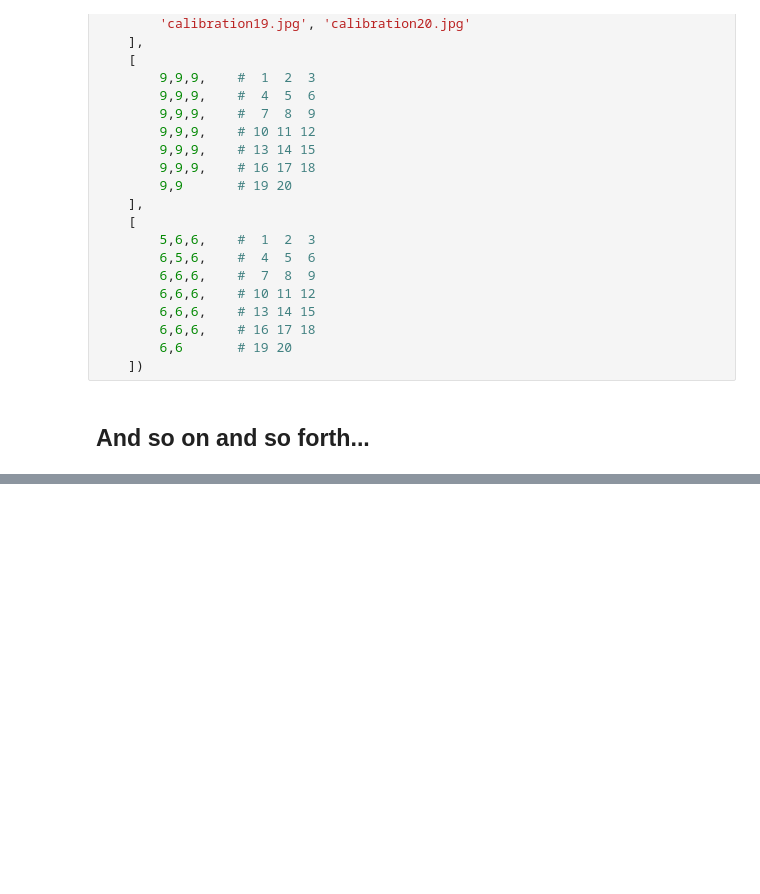
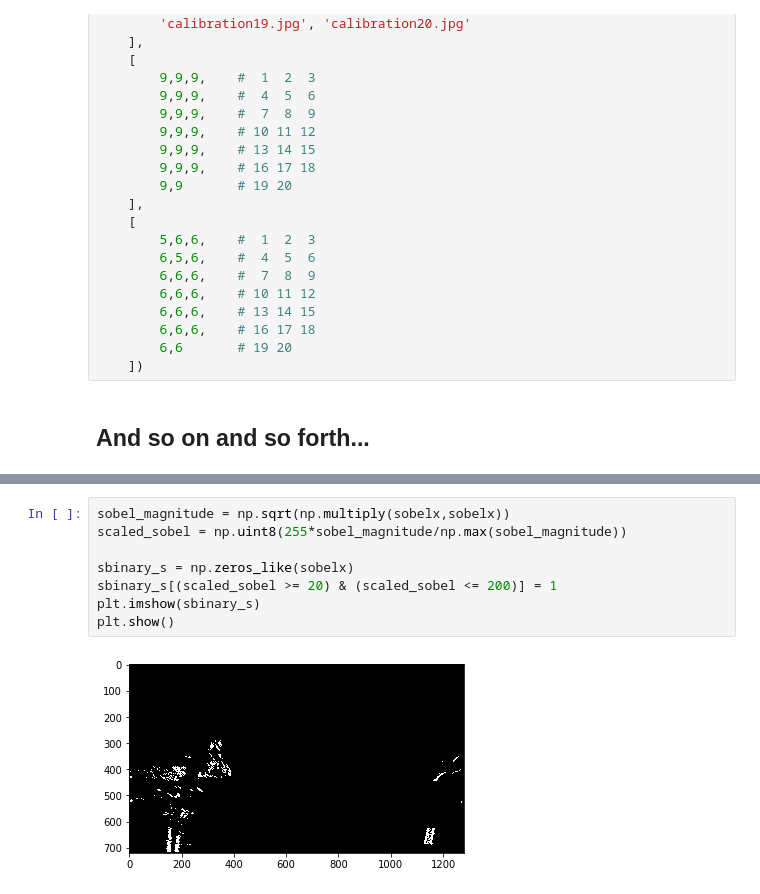
Before and after one commit to shohne/CarND-Advanced-Lane-Lines, a Jupyter notebook: P4.ipynb, the cells around one changed output, grey strips where cells are left out. Drawn from its saved outputs; the diff is of its cells as text; blank space fills up the shorter version.

```diff
--- a/P4.ipynb
+++ b/P4.ipynb
@@ -134,0 +150,10 @@ plt.show()
+# %%
+sobel_magnitude = np.sqrt(np.multiply(sobelx,sobelx))
+scaled_sobel = np.uint8(255*sobel_magnitude/np.max(sobel_magnitude))
+
+sbinary_s = np.zeros_like(sobelx)
+sbinary_s[(scaled_sobel >= 20) & (scaled_sobel <= 200)] = 1
+plt.imshow(sbinary_s)
+plt.show()
+# %% [output]
+[figure, added]
```
Also changed, not shown: parts of 15 cells of this notebook, 1 other file.
